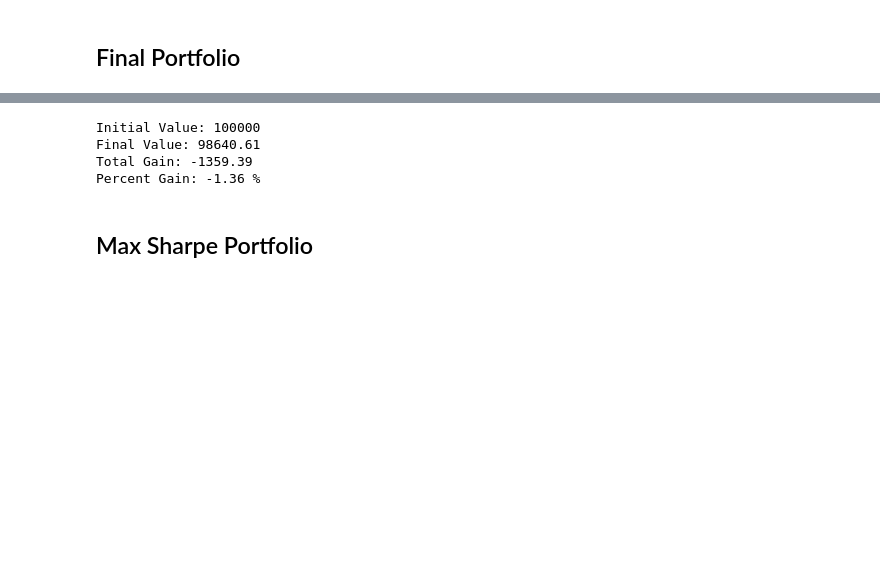
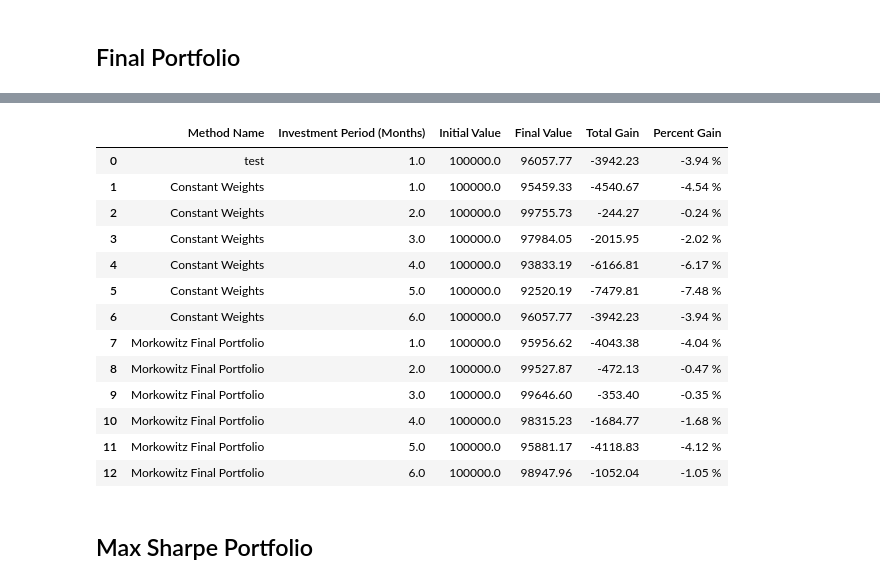
Before and after one commit to khalilvandian/portfolio_management, a Jupyter notebook: report.ipynb, the cells around one changed output, grey strips where cells are left out. Drawn from its saved outputs; the diff is of its cells as text; code cells hidden in the pictures; blank space fills up the shorter version.

```diff
--- a/report.ipynb
+++ b/report.ipynb
@@ -152,3 +152,17 @@ def run_custom_backtest(dataframes_dict, allocations_dict, start_date, end_date,
     }
 # %% [markdown]
 # Strategy Constant Weights
+# %%
+all_results = {
+    "Method Name": "test",
+    "Investment Period (Months)": int(1),
+    "Initial Value": 100000.00,
+    "Final Value": 96057.77,
+    "Total Gain": -3942.23,
+    "Percent Gain": "-3.94 %"
+}
+
+periods = ['2025-01-01', '2025-02-01', '2025-03-01', '2025-04-01', '2025-05-01', '2025-06-01']
+all_results = pd.DataFrame([all_results])
+all_results["Investment Period (Months)"] = all_results["Investment Period (Months)"].astype(int)
+all_results
@@ -288,28 +343,52 @@ investment_strategy
 # %%
 position_size_dict = {}
 for index, row in investment_strategy.iterrows():
     position_size_dict[row['Symbol']] = row['Position_Size']
 
 # create company dicts
 dataframes_dict = stock_data_dict.copy()
 
-result = run_custom_backtest(
-    dataframes_dict=dataframes_dict,
-    allocations_dict=position_size_dict,
-    start_date='2024-12-01',
-    end_date='2025-05-31',
-    budget=budget
-)
 
-print("Initial Value:", result['start_value'])
-print("Final Value:", result['end_value'])
-print("Total Gain:", result['total_gain'])
-print("Percent Gain:", result['percent_gain'], "%")
+for period in periods:
+    result = run_custom_backtest(
+        dataframes_dict=dataframes_dict,
+        allocations_dict=position_size_dict,
+        start_date='2024-12-01',
+        end_date=period,
+        budget=budget
+    )
+
+    # Fill in all columns: Method Name, Investment Period (Months), Initial Value, Final Value, Total Gain, Percent Gain
+    method_name = "Morkowitz Final Portfolio"
+    # Calculate months between start and end
+    investment_months = (pd.to_datetime(period, format='%Y-%m-%d') - pd.to_datetime('2024-12-31', format='%Y-%m-%d')).days // 30 + 1
+    values = [
+        method_name,
+        investment_months,
+        result['start_value'],
+        result['end_value'],
+        result['total_gain'],
+        f"{result['percent_gain']} %"
+    ]
+
+    all_results.loc[len(all_results), :] = values
+
+all_results
 # %% [output]
-Initial Value: 100000
-Final Value: 98640.61
-Total Gain: -1359.39
-Percent Gain: -1.36 %
+|  | Method Name | Investment Period (Months) | Initial Value | Final Value | Total Gain | Percent Gain |
+| 0 | test | 1.0 | 100000.0 | 96057.77 | -3942.23 | -3.94 % |
+| 1 | Constant Weights | 1.0 | 100000.0 | 95459.33 | -4540.67 | -4.54 % |
+| 2 | Constant Weights | 2.0 | 100000.0 | 99755.73 | -244.27 | -0.24 % |
+| 3 | Constant Weights | 3.0 | 100000.0 | 97984.05 | -2015.95 | -2.02 % |
+| 4 | Constant Weights | 4.0 | 100000.0 | 93833.19 | -6166.81 | -6.17 % |
+| 5 | Constant Weights | 5.0 | 100000.0 | 92520.19 | -7479.81 | -7.48 % |
+| 6 | Constant Weights | 6.0 | 100000.0 | 96057.77 | -3942.23 | -3.94 % |
+| 7 | Morkowitz Final Portfolio | 1.0 | 100000.0 | 95956.62 | -4043.38 | -4.04 % |
+| 8 | Morkowitz Final Portfolio | 2.0 | 100000.0 | 99527.87 | -472.13 | -0.47 % |
+| 9 | Morkowitz Final Portfolio | 3.0 | 100000.0 | 99646.60 | -353.40 | -0.35 % |
+| 10 | Morkowitz Final Portfolio | 4.0 | 100000.0 | 98315.23 | -1684.77 | -1.68 % |
+| 11 | Morkowitz Final Portfolio | 5.0 | 100000.0 | 95881.17 | -4118.83 | -4.12 % |
+| 12 | Morkowitz Final Portfolio | 6.0 | 100000.0 | 98947.96 | -1052.04 | -1.05 % |
 # %% [markdown]
 ## Max Sharpe Portfolio
 # %%
```
Also changed, not shown: parts of 11 cells of this notebook, 14 other files.
